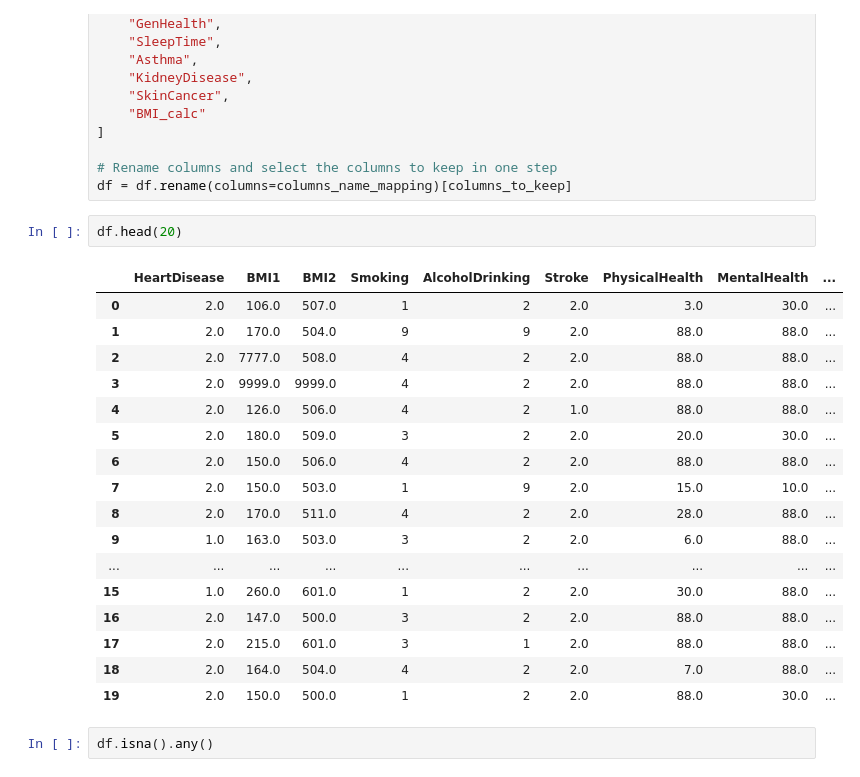
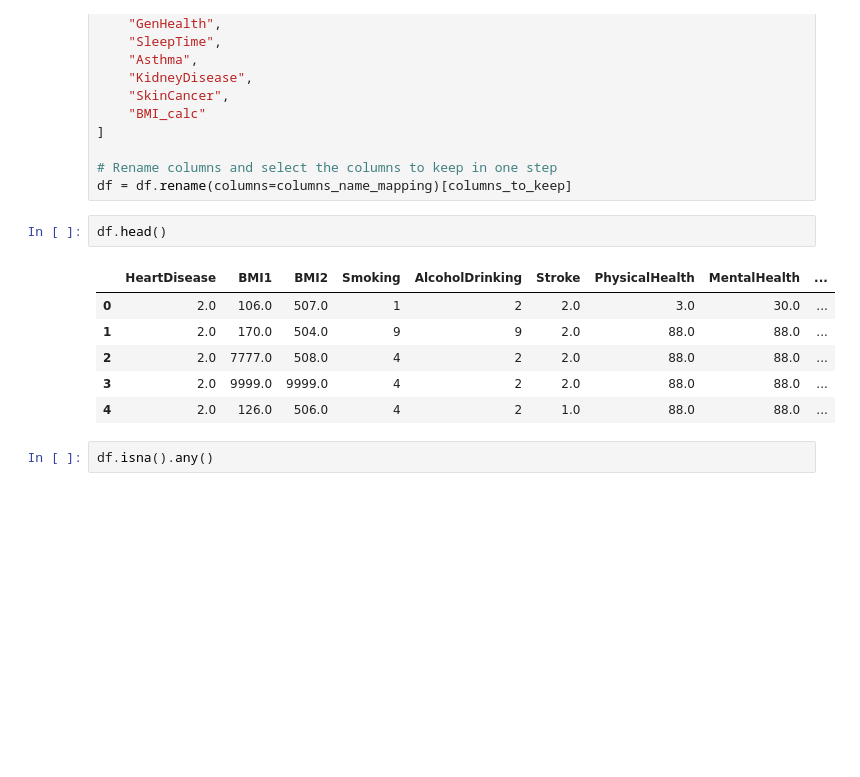
Before and after one commit to yahyamomtaz/Heart-Attack-Project, a Jupyter notebook: heart-attack-complete-project.ipynb, the cells around one changed output. Saved outputs shown, nothing was run; the diff lists cells and outputs as text; blank space fills up the shorter version.

```diff
--- a/heart-attack-complete-project.ipynb
+++ b/heart-attack-complete-project.ipynb
@@ -117,25 +107,14 @@ columns_to_keep = [
 # Rename columns and select the columns to keep in one step
 df = df.rename(columns=columns_name_mapping)[columns_to_keep]
 # %%
-df.head(20)
+df.head()
 # %% [output]
 |  | HeartDisease | BMI1 | BMI2 | Smoking | AlcoholDrinking | Stroke | PhysicalHealth | MentalHealth | ... |
 | 0 | 2.0 | 106.0 | 507.0 | 1 | 2 | 2.0 | 3.0 | 30.0 | ... |
 | 1 | 2.0 | 170.0 | 504.0 | 9 | 9 | 2.0 | 88.0 | 88.0 | ... |
 | 2 | 2.0 | 7777.0 | 508.0 | 4 | 2 | 2.0 | 88.0 | 88.0 | ... |
 | 3 | 2.0 | 9999.0 | 9999.0 | 4 | 2 | 2.0 | 88.0 | 88.0 | ... |
 | 4 | 2.0 | 126.0 | 506.0 | 4 | 2 | 1.0 | 88.0 | 88.0 | ... |
-| 5 | 2.0 | 180.0 | 509.0 | 3 | 2 | 2.0 | 20.0 | 30.0 | ... |
-| 6 | 2.0 | 150.0 | 506.0 | 4 | 2 | 2.0 | 88.0 | 88.0 | ... |
-| 7 | 2.0 | 150.0 | 503.0 | 1 | 9 | 2.0 | 15.0 | 10.0 | ... |
-| 8 | 2.0 | 170.0 | 511.0 | 4 | 2 | 2.0 | 28.0 | 88.0 | ... |
-| 9 | 1.0 | 163.0 | 503.0 | 3 | 2 | 2.0 | 6.0 | 88.0 | ... |
-| ... | ... | ... | ... | ... | ... | ... | ... | ... | ... |
-| 15 | 1.0 | 260.0 | 601.0 | 1 | 2 | 2.0 | 30.0 | 88.0 | ... |
-| 16 | 2.0 | 147.0 | 500.0 | 3 | 2 | 2.0 | 88.0 | 88.0 | ... |
-| 17 | 2.0 | 215.0 | 601.0 | 3 | 1 | 2.0 | 88.0 | 88.0 | ... |
-| 18 | 2.0 | 164.0 | 504.0 | 4 | 2 | 2.0 | 7.0 | 88.0 | ... |
-| 19 | 2.0 | 150.0 | 500.0 | 1 | 2 | 2.0 | 88.0 | 30.0 | ... |
 # %%
 df.isna().any()
 # %% [output]
```
Also changed, not shown: parts of 40 cells of this notebook, 1 other file.
